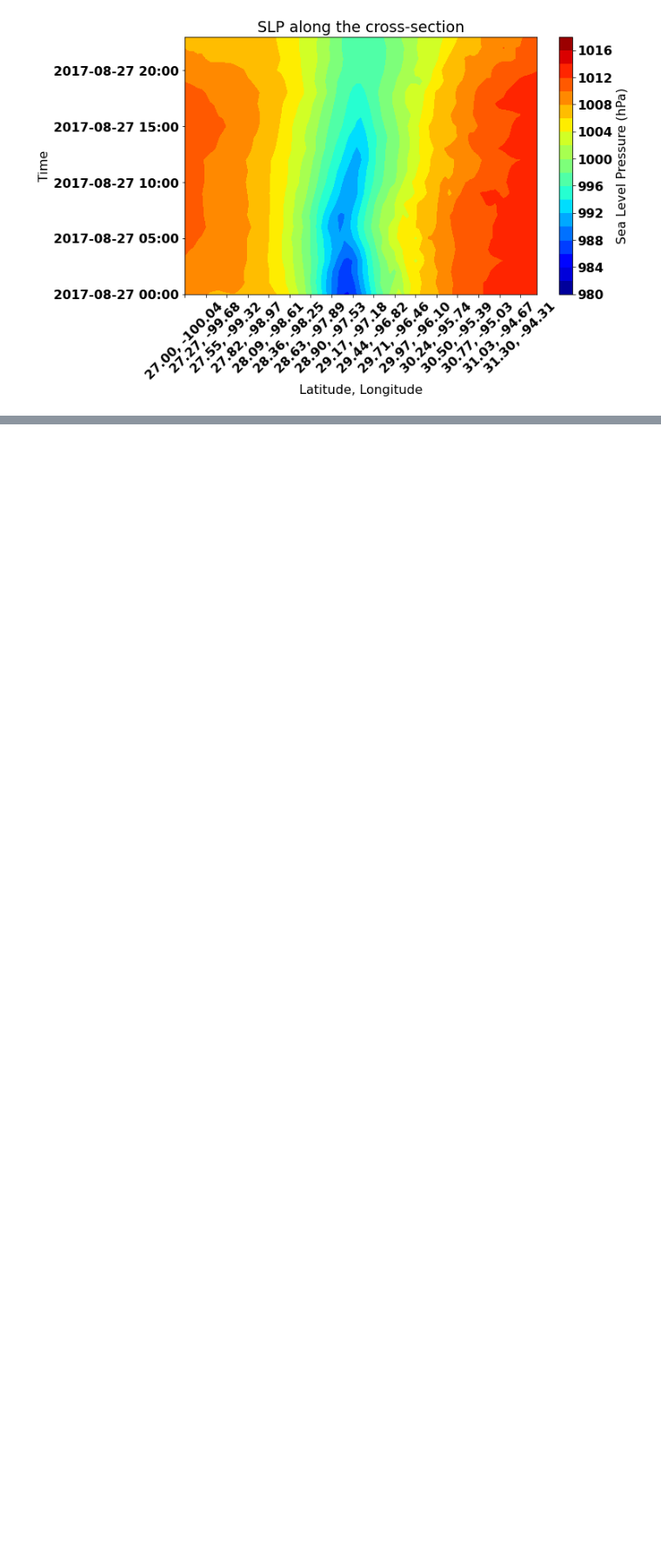
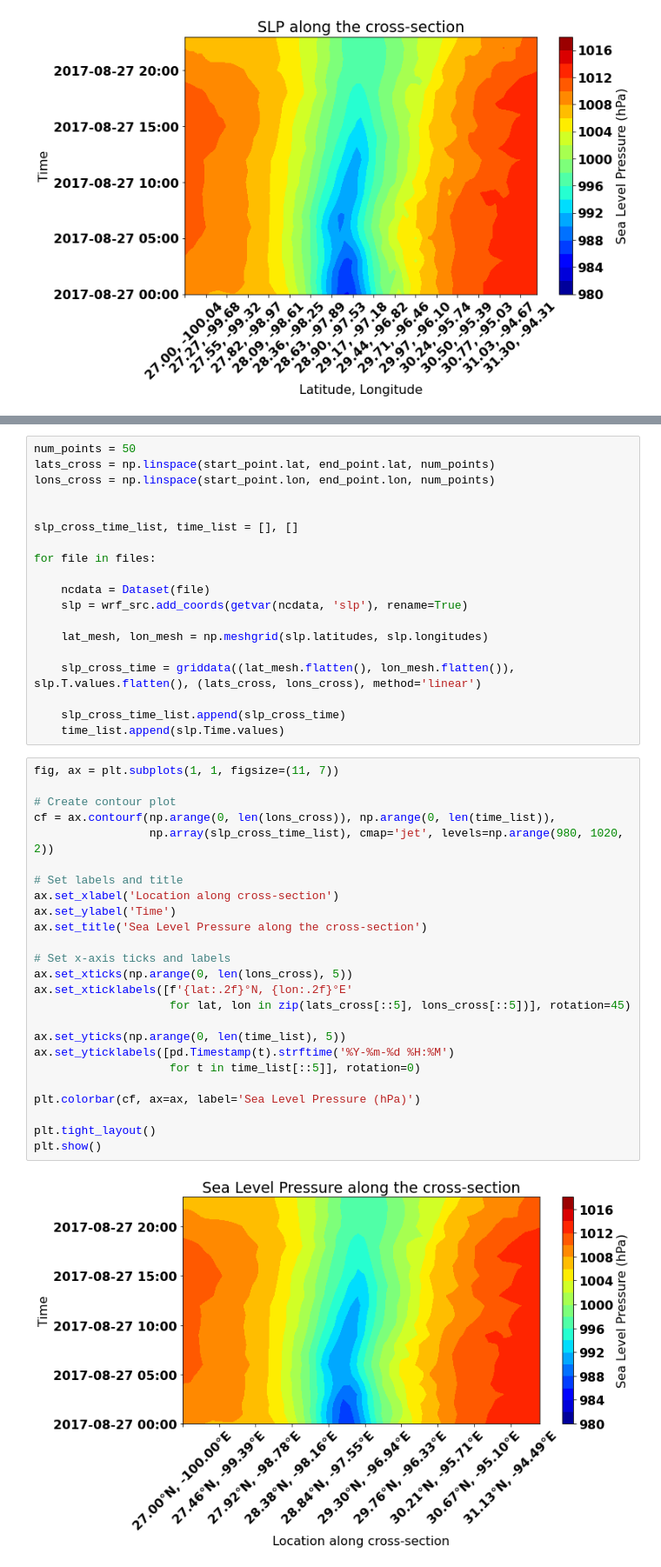
Before and after one commit to ankurk017/wrfout_calculations, a Jupyter notebook: wrfout_cross_section.ipynb, the cells around one changed output, grey strips where cells are left out. Shown: that part at 87% size. Cells and saved outputs as stored; diff of their text form; blank space fills up the shorter version.

```diff
--- a/wrfout_cross_section.ipynb
+++ b/wrfout_cross_section.ipynb
@@ -143,0 +154,46 @@ plt.show()
+# %%
+num_points = 50
+lats_cross = np.linspace(start_point.lat, end_point.lat, num_points)
+lons_cross = np.linspace(start_point.lon, end_point.lon, num_points)
+
+
+slp_cross_time_list, time_list = [], []
+
+for file in files:
+
+    ncdata = Dataset(file)
+    slp = wrf_src.add_coords(getvar(ncdata, 'slp'), rename=True)
+
+    lat_mesh, lon_mesh = np.meshgrid(slp.latitudes, slp.longitudes)
+
+    slp_cross_time = griddata((lat_mesh.flatten(), lon_mesh.flatten()), slp.T.values.flatten(), (lats_cross, lons_cross), method='linear')
+
+    slp_cross_time_list.append(slp_cross_time)
+    time_list.append(slp.Time.values)
+# %%
+fig, ax = plt.subplots(1, 1, figsize=(11, 7))
+
+# Create contour plot
+cf = ax.contourf(np.arange(0, len(lons_cross)), np.arange(0, len(time_list)),
+                 np.array(slp_cross_time_list), cmap='jet', levels=np.arange(980, 1020, 2))
+
+# Set labels and title
+ax.set_xlabel('Location along cross-section')
+ax.set_ylabel('Time')
+ax.set_title('Sea Level Pressure along the cross-section')
+
+# Set x-axis ticks and labels
+ax.set_xticks(np.arange(0, len(lons_cross), 5))
+ax.set_xticklabels([f'{lat:.2f}°N, {lon:.2f}°E'
+                    for lat, lon in zip(lats_cross[::5], lons_cross[::5])], rotation=45)
+
+ax.set_yticks(np.arange(0, len(time_list), 5))
+ax.set_yticklabels([pd.Timestamp(t).strftime('%Y-%m-%d %H:%M')
+                    for t in time_list[::5]], rotation=0)
+
+plt.colorbar(cf, ax=ax, label='Sea Level Pressure (hPa)')
+
+plt.tight_layout()
+plt.show()
+# %% [output]
+[figure, added]
```
Also changed, not shown: parts of 5 cells of this notebook.
